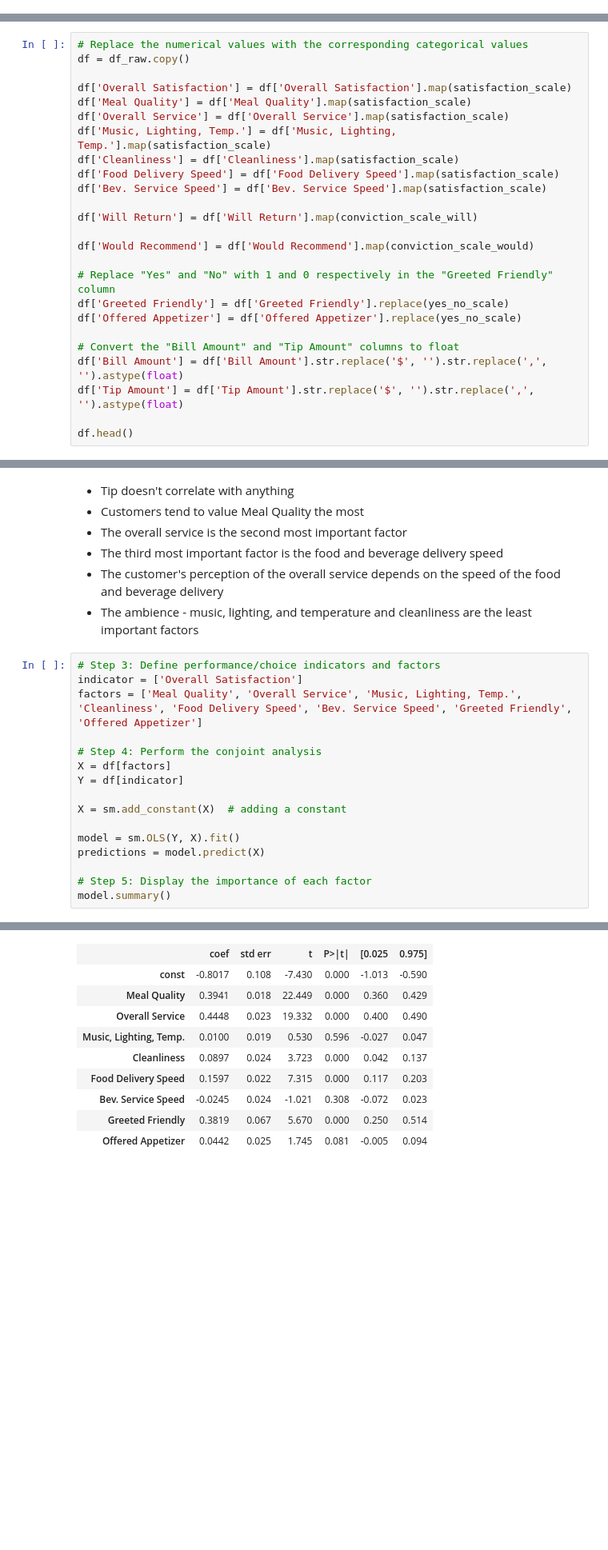
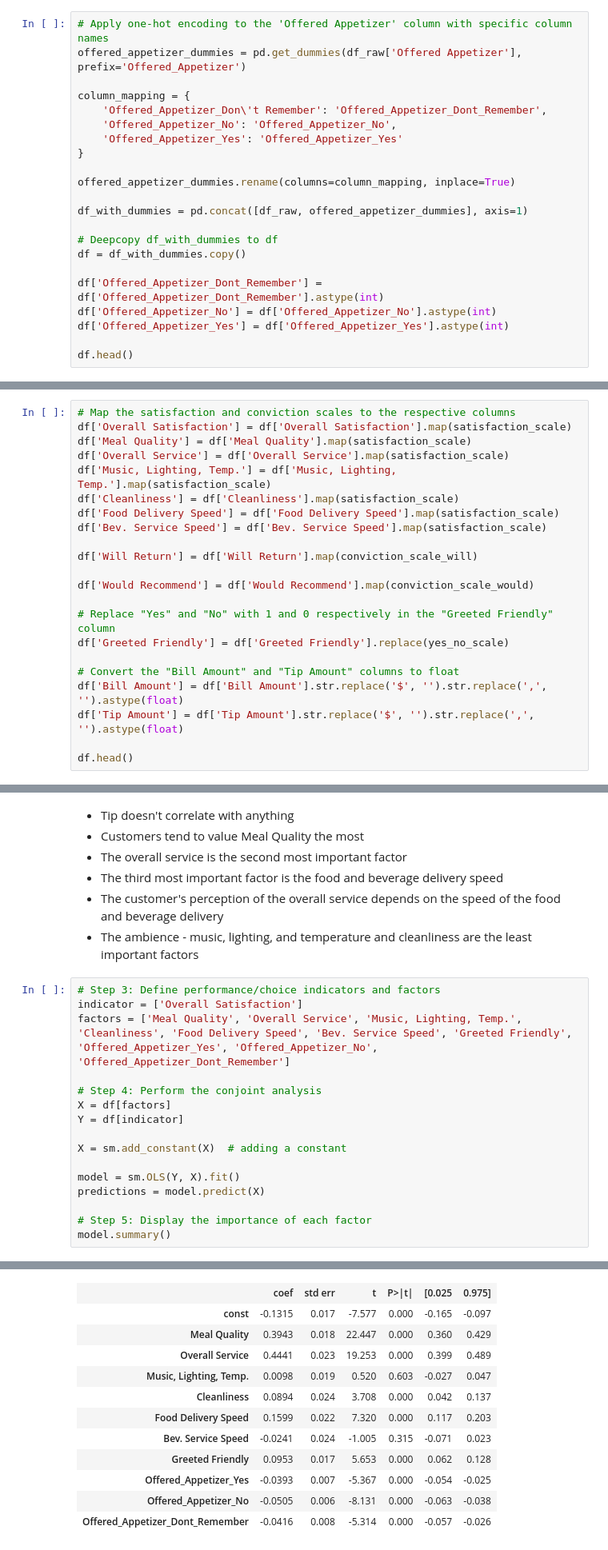
Before and after one commit to RexGalilae/conjoint-analysis-project, a Jupyter notebook: analysis.ipynb, the cells around one changed output, grey strips where cells are left out. Shown: that part at 80% size. Drawn from its saved outputs; the diff is of its cells as text; blank space fills up the shorter version.

```diff
--- a/analysis.ipynb
+++ b/analysis.ipynb
@@ -154,3 +154,25 @@ conviction_scale_would = {
 }
 
 yes_no_scale = {'Yes': 1, 'No': 0, "Don't Remember": 0.5}
+# %%
+# Apply one-hot encoding to the 'Offered Appetizer' column with specific column names
+offered_appetizer_dummies = pd.get_dummies(df_raw['Offered Appetizer'], prefix='Offered_Appetizer')
+
+column_mapping = {
+    'Offered_Appetizer_Don\'t Remember': 'Offered_Appetizer_Dont_Remember',
+    'Offered_Appetizer_No': 'Offered_Appetizer_No',
+    'Offered_Appetizer_Yes': 'Offered_Appetizer_Yes'
+}
+
+offered_appetizer_dummies.rename(columns=column_mapping, inplace=True)
+
+df_with_dummies = pd.concat([df_raw, offered_appetizer_dummies], axis=1)
+
+# Deepcopy df_with_dummies to df
+df = df_with_dummies.copy()
+
+df['Offered_Appetizer_Dont_Remember'] = df['Offered_Appetizer_Dont_Remember'].astype(int)
+df['Offered_Appetizer_No'] = df['Offered_Appetizer_No'].astype(int)
+df['Offered_Appetizer_Yes'] = df['Offered_Appetizer_Yes'].astype(int)
+
+df.head()
@@ -157,7 +186,5 @@ yes_no_scale = {'Yes': 1, 'No': 0, "Don't Remember": 0.5}
 # %%
-# Replace the numerical values with the corresponding categorical values
-df = df_raw.copy()
-
+# Map the satisfaction and conviction scales to the respective columns
 df['Overall Satisfaction'] = df['Overall Satisfaction'].map(satisfaction_scale)
 df['Meal Quality'] = df['Meal Quality'].map(satisfaction_scale)
 df['Overall Service'] = df['Overall Service'].map(satisfaction_scale)
@@ -172,7 +199,6 @@ df['Would Recommend'] = df['Would Recommend'].map(conviction_scale_would)
 
 # Replace "Yes" and "No" with 1 and 0 respectively in the "Greeted Friendly" column
 df['Greeted Friendly'] = df['Greeted Friendly'].replace(yes_no_scale)
-df['Offered Appetizer'] = df['Offered Appetizer'].replace(yes_no_scale)
 
 # Convert the "Bill Amount" and "Tip Amount" columns to float
 df['Bill Amount'] = df['Bill Amount'].str.replace('$', '').str.replace(',', '').astype(float)
@@ -242,7 +322,7 @@ plt.show()
 # %%
 # Step 3: Define performance/choice indicators and factors
 indicator = ['Overall Satisfaction']
-factors = ['Meal Quality', 'Overall Service', 'Music, Lighting, Temp.', 'Cleanliness', 'Food Delivery Speed', 'Bev. Service Speed', 'Greeted Friendly', 'Offered Appetizer']
+factors = ['Meal Quality', 'Overall Service', 'Music, Lighting, Temp.', 'Cleanliness', 'Food Delivery Speed', 'Bev. Service Speed', 'Greeted Friendly', 'Offered_Appetizer_Yes', 'Offered_Appetizer_No', 'Offered_Appetizer_Dont_Remember']
 
 # Step 4: Perform the conjoint analysis
 X = df[factors]
@@ -268,11 +348,13 @@ OLS Regression Results
 | Covariance Type: | nonrobust |  |  |
 |  | coef | std err | t | P>|t| | [0.025 | 0.975] |
-| const | -0.8017 | 0.108 | -7.430 | 0.000 | -1.013 | -0.590 |
-| Meal Quality | 0.3941 | 0.018 | 22.449 | 0.000 | 0.360 | 0.429 |
-| Overall Service | 0.4448 | 0.023 | 19.332 | 0.000 | 0.400 | 0.490 |
-| Music, Lighting, Temp. | 0.0100 | 0.019 | 0.530 | 0.596 | -0.027 | 0.047 |
-| Cleanliness | 0.0897 | 0.024 | 3.723 | 0.000 | 0.042 | 0.137 |
-| Food Delivery Speed | 0.1597 | 0.022 | 7.315 | 0.000 | 0.117 | 0.203 |
-| Bev. Service Speed | -0.0245 | 0.024 | -1.021 | 0.308 | -0.072 | 0.023 |
-| Greeted Friendly | 0.3819 | 0.067 | 5.670 | 0.000 | 0.250 | 0.514 |
-| Offered Appetizer | 0.0442 | 0.025 | 1.745 | 0.081 | -0.005 | 0.094 |
+| const | -0.1315 | 0.017 | -7.577 | 0.000 | -0.165 | -0.097 |
+| Meal Quality | 0.3943 | 0.018 | 22.447 | 0.000 | 0.360 | 0.429 |
+| Overall Service | 0.4441 | 0.023 | 19.253 | 0.000 | 0.399 | 0.489 |
+| Music, Lighting, Temp. | 0.0098 | 0.019 | 0.520 | 0.603 | -0.027 | 0.047 |
+| Cleanliness | 0.0894 | 0.024 | 3.708 | 0.000 | 0.042 | 0.137 |
+| Food Delivery Speed | 0.1599 | 0.022 | 7.320 | 0.000 | 0.117 | 0.203 |
+| Bev. Service Speed | -0.0241 | 0.024 | -1.005 | 0.315 | -0.071 | 0.023 |
+| Greeted Friendly | 0.0953 | 0.017 | 5.653 | 0.000 | 0.062 | 0.128 |
+| Offered_Appetizer_Yes | -0.0393 | 0.007 | -5.367 | 0.000 | -0.054 | -0.025 |
+| Offered_Appetizer_No | -0.0505 | 0.006 | -8.131 | 0.000 | -0.063 | -0.038 |
+| Offered_Appetizer_Dont_Remember | -0.0416 | 0.008 | -5.314 | 0.000 | -0.057 | -0.026 |
```
Also changed, not shown: parts of 15 cells of this notebook.
